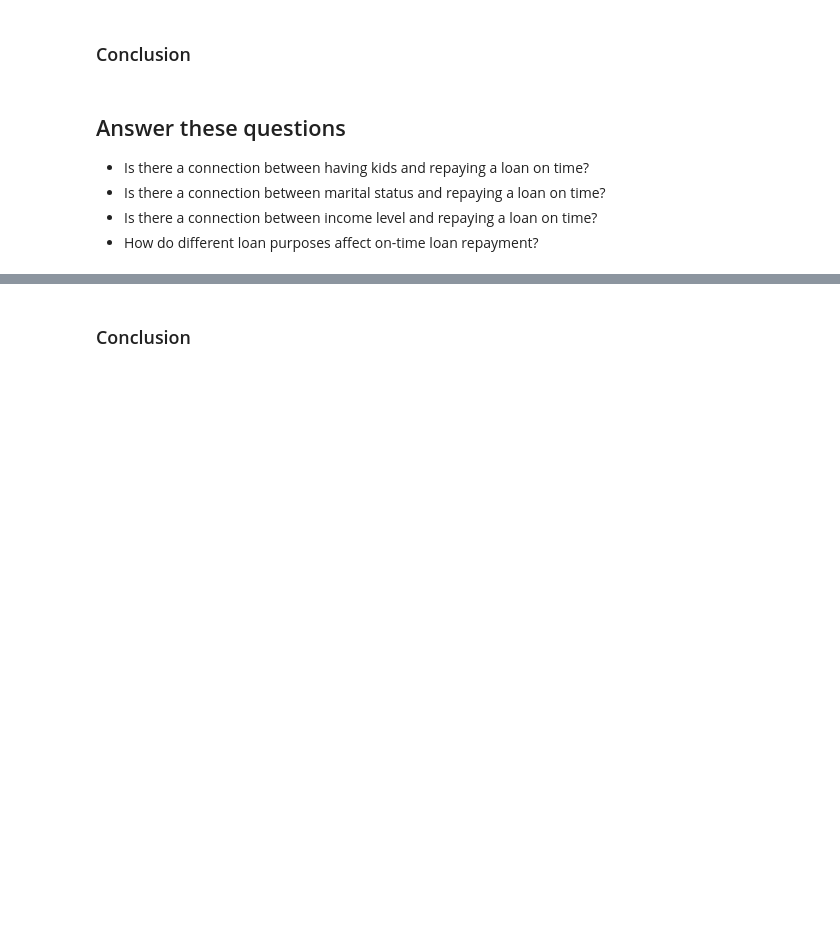
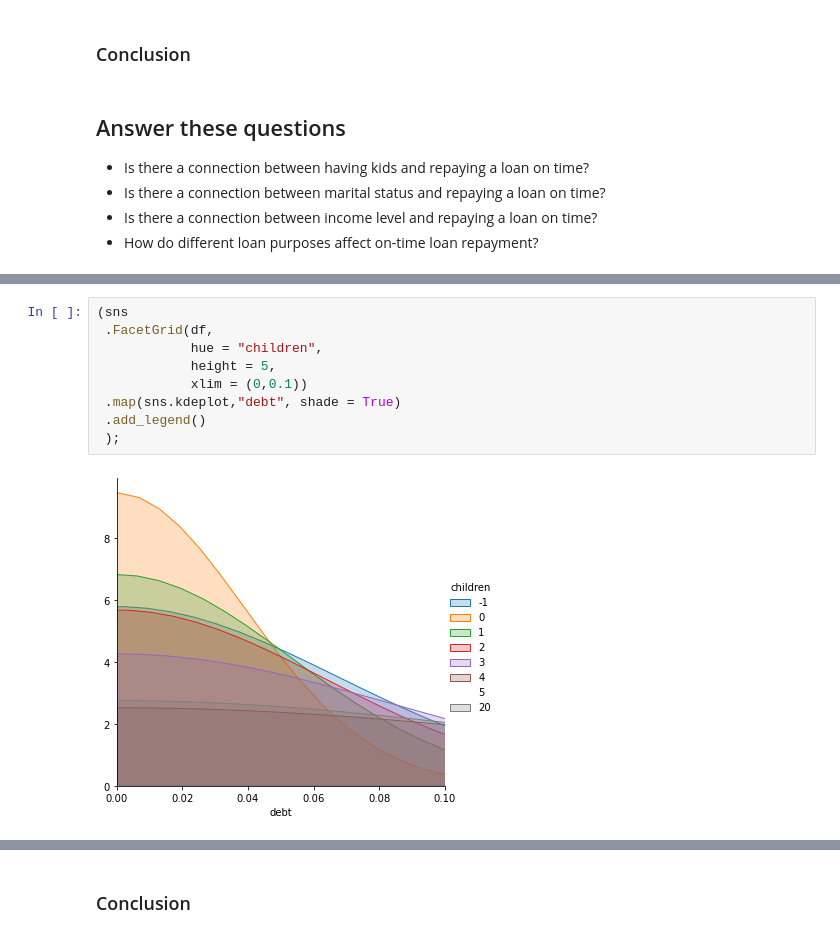
Before and after one commit to huseyintunc04/ds1, a Jupyter notebook: credit_scoring.ipynb, the cells around one changed output, grey strips where cells are left out. Cells and saved outputs as stored; diff of their text form; blank space fills up the shorter version.

```diff
--- a/credit_scoring.ipynb
+++ b/credit_scoring.ipynb
@@ -155,0 +189,11 @@ dtype: object
+# %%
+(sns
+ .FacetGrid(df,
+            hue = "children",
+            height = 5,
+            xlim = (0,0.1))
+ .map(sns.kdeplot,"debt", shade = True)
+ .add_legend()
+ );
+# %% [output]
+[figure, added]
```
Also changed, not shown: parts of 12 cells of this notebook.
